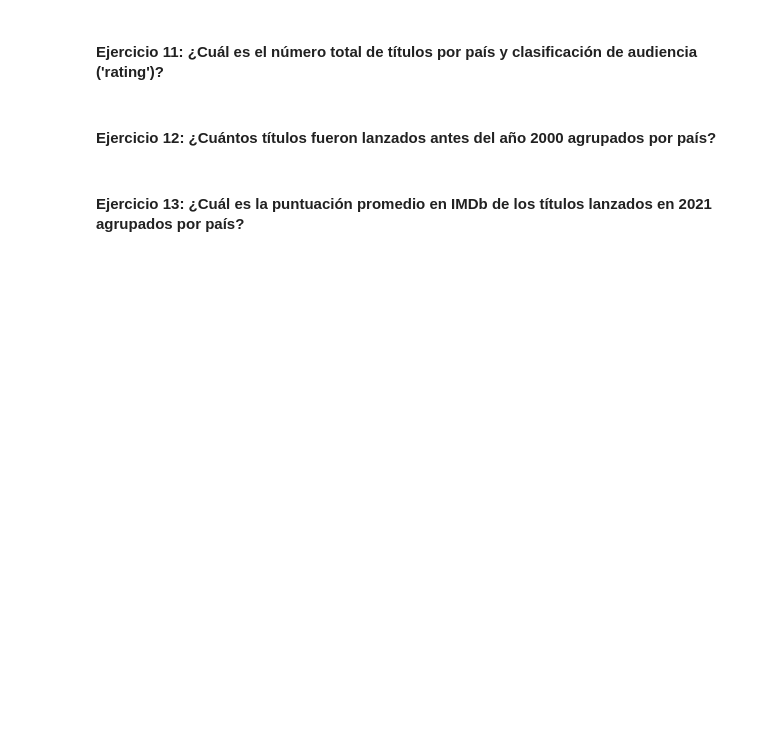
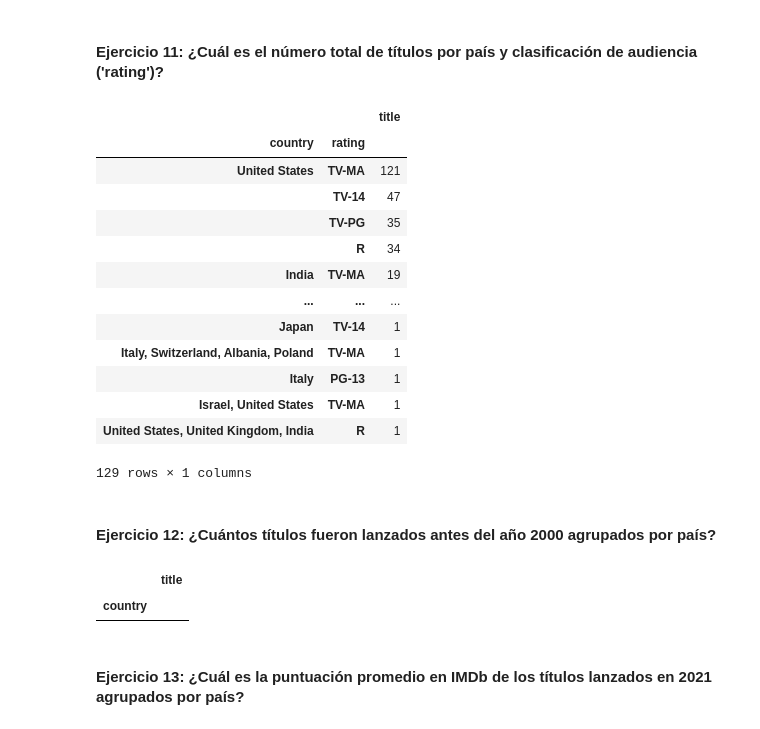
Before and after one commit to Cucks13/laboratorio-modulo02-leccion03-filtrado-groupby, a Jupyter notebook: laboratorio-modulo2-leccion03-groupby.ipynb, the cells around one changed output. Drawn from its saved outputs; the diff is of its cells as text; code cells hidden in the pictures; blank space fills up the shorter version.

```diff
--- a/laboratorio-modulo2-leccion03-groupby.ipynb
+++ b/laboratorio-modulo2-leccion03-groupby.ipynb
@@ -36,7 +144,29 @@ En este laboratorio usaremos el DataFrame creado en la lección anterior resulta
 #### Ejercicio 10. ¿Cuál es el promedio de duración de las películas agrupadas por país?
 # %% [markdown]
 #### Ejercicio 11: ¿Cuál es el número total de títulos por país y clasificación de audiencia ('rating')?
+# %%
+df.groupby(["country","rating"])[["title"]].count().sort_values(by="title",ascending=False)
+# %% [output]
+|  |  | title |
+| country | rating |  |
+| United States | TV-MA | 121 |
+|  | TV-14 | 47 |
+|  | TV-PG | 35 |
+|  | R | 34 |
+| India | TV-MA | 19 |
+| ... | ... | ... |
+| Japan | TV-14 | 1 |
+| Italy, Switzerland, Albania, Poland | TV-MA | 1 |
+| Italy | PG-13 | 1 |
+| Israel, United States | TV-MA | 1 |
+| United States, United Kingdom, India | R | 1 |
+129 rows × 1 columns
 # %% [markdown]
 #### Ejercicio 12: ¿Cuántos títulos fueron lanzados antes del año 2000 agrupados por país?
+# %%
+df.query("release_year < 2000").groupby("country")[["title"]].count().sort_values(by="title",ascending=False)
+# %% [output]
+|  | title |
+| country |  |
 # %% [markdown]
 #### Ejercicio 13: ¿Cuál es la puntuación promedio en IMDb de los títulos lanzados en 2021 agrupados por país?
```
Also changed, not shown: parts of 14 cells of this notebook.
